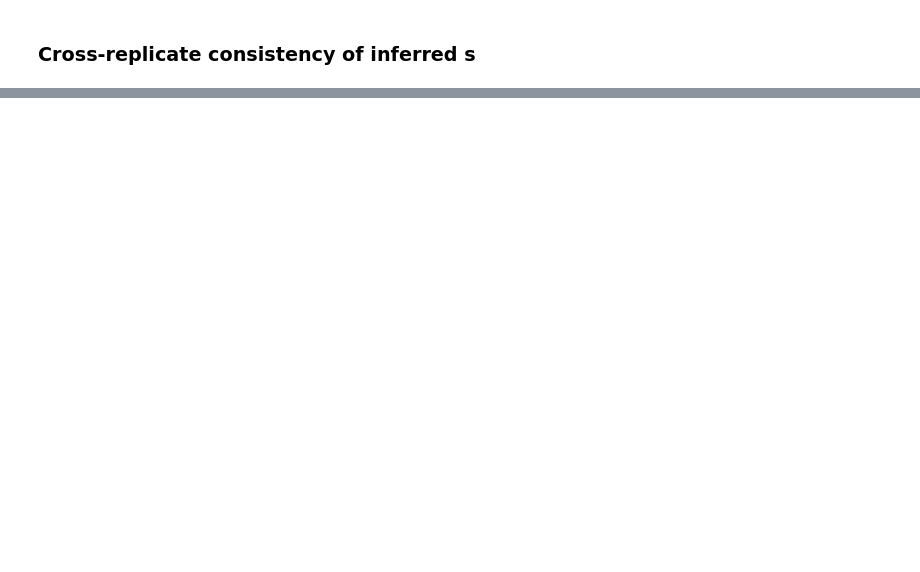
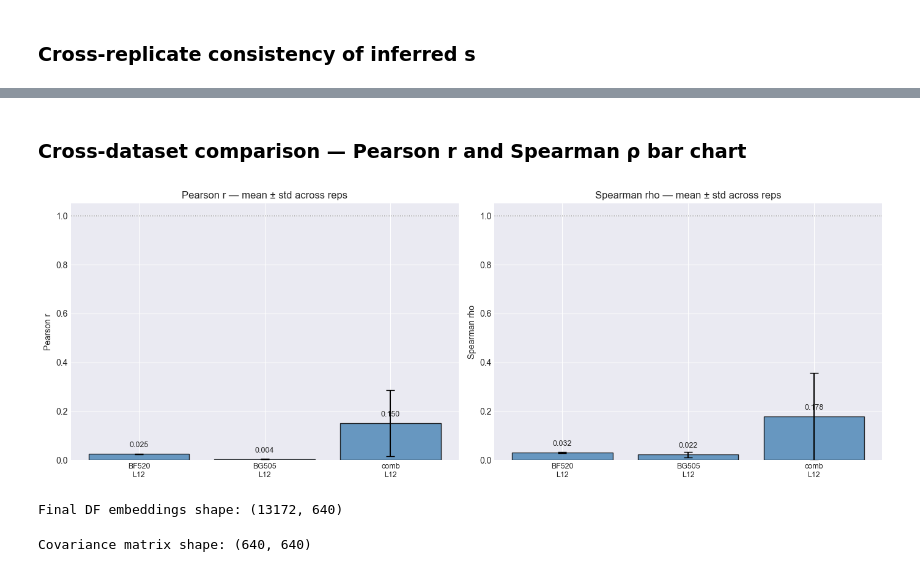
Before and after one commit to dylanwells37/esmDMS, a Jupyter notebook: notebook_analysis/sparse.ipynb, the cells around one changed output, grey strips where cells are left out. Drawn from its saved outputs; the diff is of its cells as text; code cells hidden in the pictures; blank space fills up the shorter version.

```diff
--- a/notebook_analysis/sparse.ipynb
+++ b/notebook_analysis/sparse.ipynb
@@ -221,0 +495,31 @@ for path_name, results in all_results.items():
+# %% [markdown]
+### Cross-dataset comparison — Pearson r and Spearman ρ bar chart
+# %%
+fig, axes = plt.subplots(1, 2, figsize=(14, 5))
+
+for ax, metric in zip(axes, ['Pearson_r', 'Spearman_rho']):
+    # Mean and std across replicates per (dataset, layer)
+    agg = (summary_df
+           .groupby(['Dataset', 'Layer'])[metric]
+           .agg(['mean', 'std'])
+           .reset_index())
+    agg['label'] = agg.apply(lambda row: f"{row['Dataset']}\nL{row['Layer']}", axis=1)
+
+    x    = np.arange(len(agg))
+    bars = ax.bar(x, agg['mean'], yerr=agg['std'].fillna(0),
+                  capsize=5, color='steelblue', edgecolor='k', alpha=0.8)
+    ax.set_xticks(x)
+    ax.set_xticklabels(agg['label'], fontsize=9)
+    ax.set_ylabel(metric.replace('_', ' '))
+    ax.set_title(f'{metric.replace("_", " ")} — mean ± std across reps')
+    ax.set_ylim(0, 1.05)
+    ax.axhline(1.0, color='gray', linestyle=':', linewidth=1)
+
+    for bar, val in zip(bars, agg['mean']):
+        ax.text(bar.get_x() + bar.get_width() / 2, bar.get_height() + 0.02,
+                f'{val:.3f}', ha='center', va='bottom', fontsize=9)
+
+plt.tight_layout()
+plt.show()
+# %% [output]
+[figure, added]
@@ -221,0 +528,11 @@ for path_name, results in all_results.items():
+# %%
+final_df_bf_embeddings = np.vstack(final_df_bf['Embedding'].tolist())
+print("Final DF embeddings shape:", final_df_bf_embeddings.shape)
+# %% [output]
+Final DF embeddings shape: (13172, 640)
+# %%
+# Get the covariance matrix
+cov_matrix = np.cov(final_df_bf_embeddings, rowvar=False)
+print("Covariance matrix shape:", cov_matrix.shape)
+# %% [output]
+Covariance matrix shape: (640, 640)
```
Also changed, not shown: parts of 50 cells of this notebook, 3 other files.
